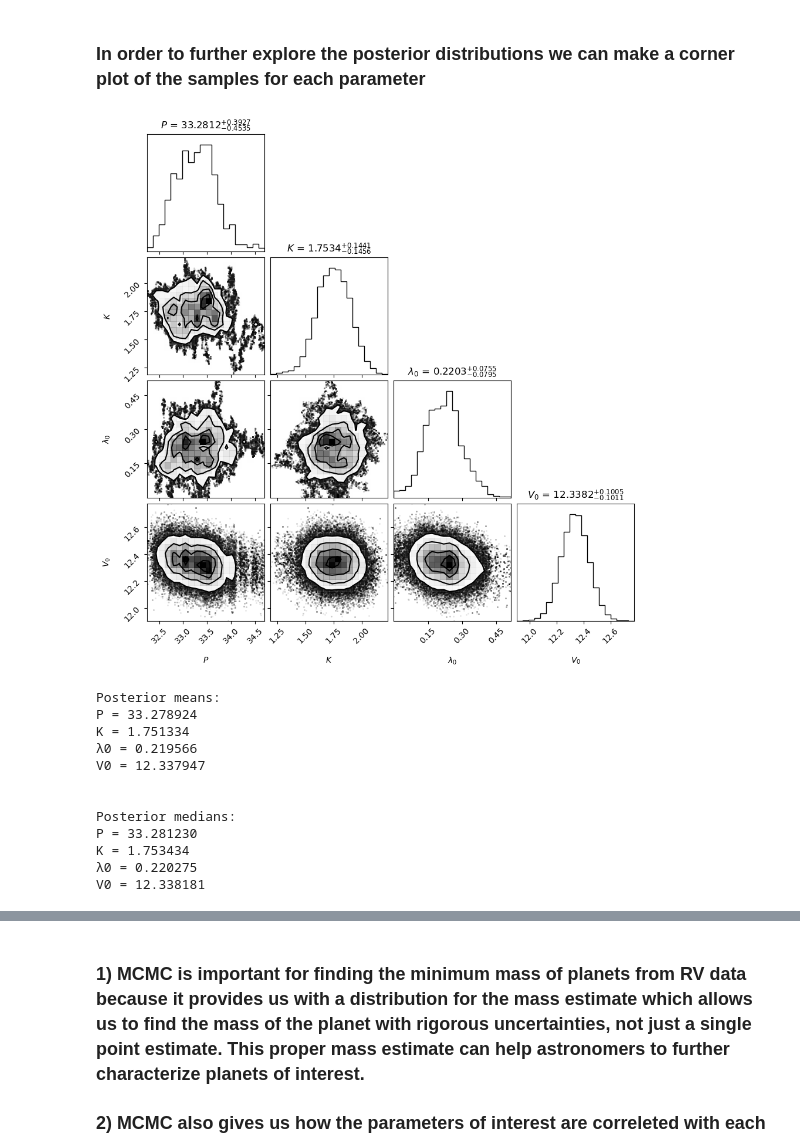
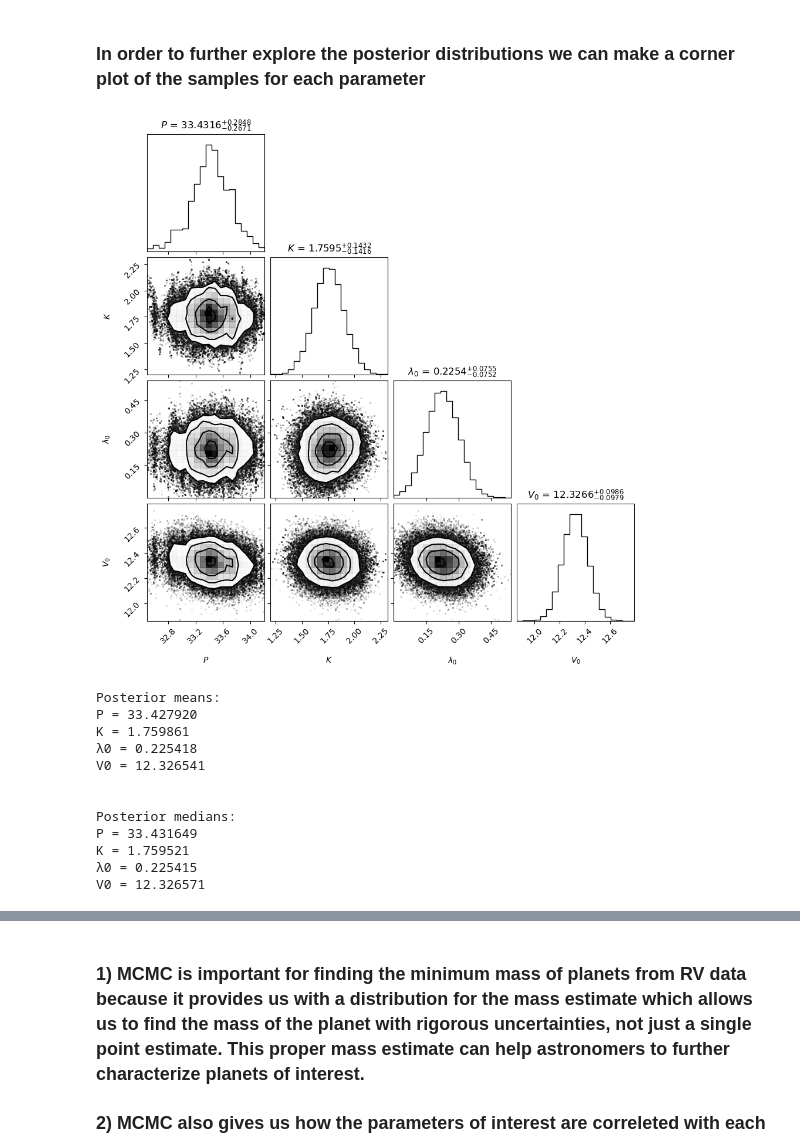
Before and after one commit to Chartman25/UnigeMasters, a Jupyter notebook: Astrophysics_and_Data_Analysis/ProjectB2_MCMC.ipynb, the cells around one changed output, grey strips where cells are left out. Saved outputs shown, nothing was run; the diff lists cells and outputs as text; code cells hidden in the pictures.

```diff
--- a/Astrophysics_and_Data_Analysis/ProjectB2_MCMC.ipynb
+++ b/Astrophysics_and_Data_Analysis/ProjectB2_MCMC.ipynb
@@ -354,7 +354,7 @@ def mh_sampler(theta_start, sigma_start, nsamples, t, v, sig):
     accept_rate = n_accepted / nsamples
     return chain, accept_rate
 # %%
-sigmas = [0.01, 0.01, 0.005, 0.5]
+sigmas = [0.01, 0.05, 0.05, 0.5]
 chain, acc = mh_sampler(theta_start, sigmas, 300000, time1, rv1, sig1)
 # %%
 # The sigma's above were chosen due to achieving an accuracy of ~23% after testing various different sigmas
@@ -545,46 +545,48 @@ Since $\hat{R}\approx 1$ we can confidently say that our markov chain converges
 nsamples = chain.shape[0]
 
 # Finds indice at a quarter of data and takes everything after that
 burnin = nsamples // 4
 samples = chain[burnin:, :]
+
+samples[:, 2] = samples[:, 2] % (2 * np.pi)
 
 labels = [r"$P$", r"$K$", r"$\lambda_0$", r"$V_0$"]
 fig = corner.corner(samples, labels=labels, show_titles=True, title_fmt=".4f")
 plt.show()
 
 # Calculate posterior means and medians
 post_mean   = np.mean(samples, axis=0)
 post_median = np.median(samples, axis=0)
 
 P_mean, K_mean, lam0_mean, V0_mean = post_mean
 P_med, K_med, lam0_med, V0_med = post_median
 
 # Print posterior means and medians
 print("Posterior means:")
 print(f"P = {P_mean:.6f}")
 print(f"K = {K_mean:.6f}")
 print(f"λ0 = {lam0_mean:.6f}")
 print(f"V0 = {V0_mean:.6f}")
 print('\n')
 print("Posterior medians:")
 print(f"P = {P_med:.6f}")
 print(f"K = {K_med:.6f}")
 print(f"λ0 = {lam0_med:.6f}")
 print(f"V0 = {V0_med:.6f}")
 # %% [output]
-[figure, old version]
+[figure, new version]
 Posterior means:
-P = 33.278924
-K = 1.751334
-λ0 = 0.219566
-V0 = 12.337947
+P = 33.427920
+K = 1.759861
+λ0 = 0.225418
+V0 = 12.326541
 
 
 Posterior medians:
-P = 33.281230
-K = 1.753434
-λ0 = 0.220275
-V0 = 12.338181
+P = 33.431649
+K = 1.759521
+λ0 = 0.225415
+V0 = 12.326571
 # %% [markdown]
 ### To find the minimum mass (msini) we can start by looking at the Semi-Amplitude
 
```
Also changed, not shown: parts of 10 cells of this notebook, 4 other files.
